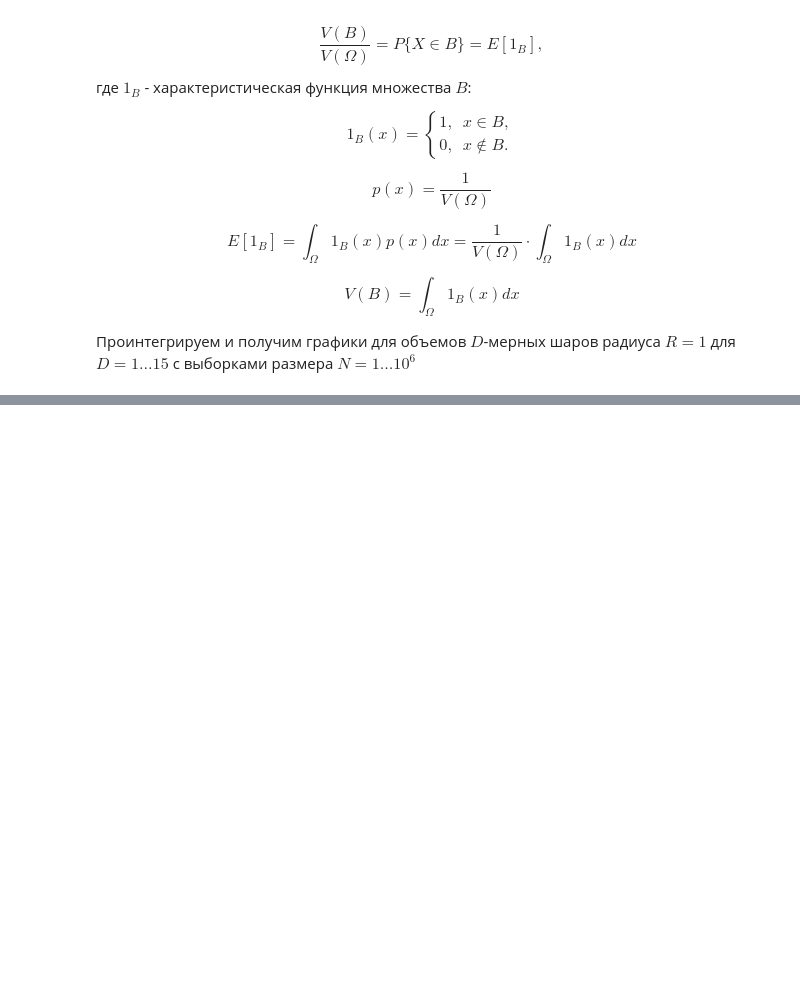
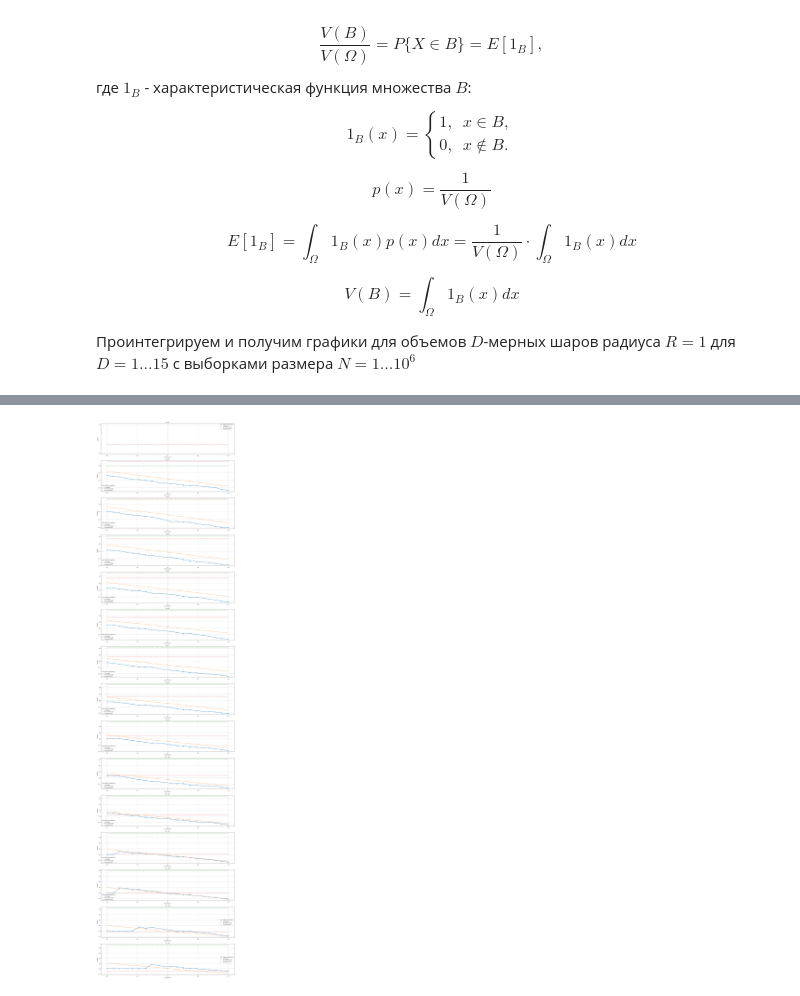
Before and after one commit to Frog6616261/numerecal_methods, a Jupyter notebook: 7.1_Monte-Karlo_methods/complited_task.ipynb, the cells around one changed output, grey strips where cells are left out. Cells and saved outputs as stored; diff of their text form; code cells hidden in the pictures; blank space fills up the shorter version.

```diff
--- a/7.1_Monte-Karlo_methods/complited_task.ipynb
+++ b/7.1_Monte-Karlo_methods/complited_task.ipynb
@@ -177,0 +345,40 @@ fig.tight_layout()
+# %%
+
+# теоретический объём
+V_D = get_volume_of_N_dim_ball_by_theor(D, R)
+
+
+# предельные случаи
+err_all_inside = np.abs(2**D - V_D)
+err_none_inside = np.abs(V_D)
+
+# приведение к (D, N)
+err_all_inside = err_all_inside[:, np.newaxis] * np.ones((1, N.size))
+err_none_inside = err_none_inside[:, np.newaxis] * np.ones((1, N.size))
+
+
+# === ГРАФИКИ ===
+fig, ax = plt.subplots(len(D), 1, figsize=(20, 80))
+
+for i in range(len(D)):
+
+    # RMSE (уже посчитанная ранее)
+    ax[i].loglog(N, data_rms_err[i], label="RMSE (эксперимент)", linewidth=2, marker='o')
+
+    # теоретическая sigma
+    ax[i].loglog(N, sigma_data[i], label="σ (теория)", linewidth=2, linestyle='--')
+
+    # предельные случаи
+    ax[i].loglog(N, err_all_inside[i], label="Все точки в шаре", linestyle='--')
+    ax[i].loglog(N, err_none_inside[i], label="Ни одной точки", linestyle='-.')
+
+    ax[i].set_xlabel("Число узлов N")
+    ax[i].set_ylabel("Ошибка")
+    ax[i].set_title(f"D = {D[i]}")
+    ax[i].grid(True)
+    ax[i].legend()
+
+fig.tight_layout()
+plt.show()
+# %% [output]
+[figure, added]
```
Also changed, not shown: parts of 8 cells of this notebook, 2 other files.
